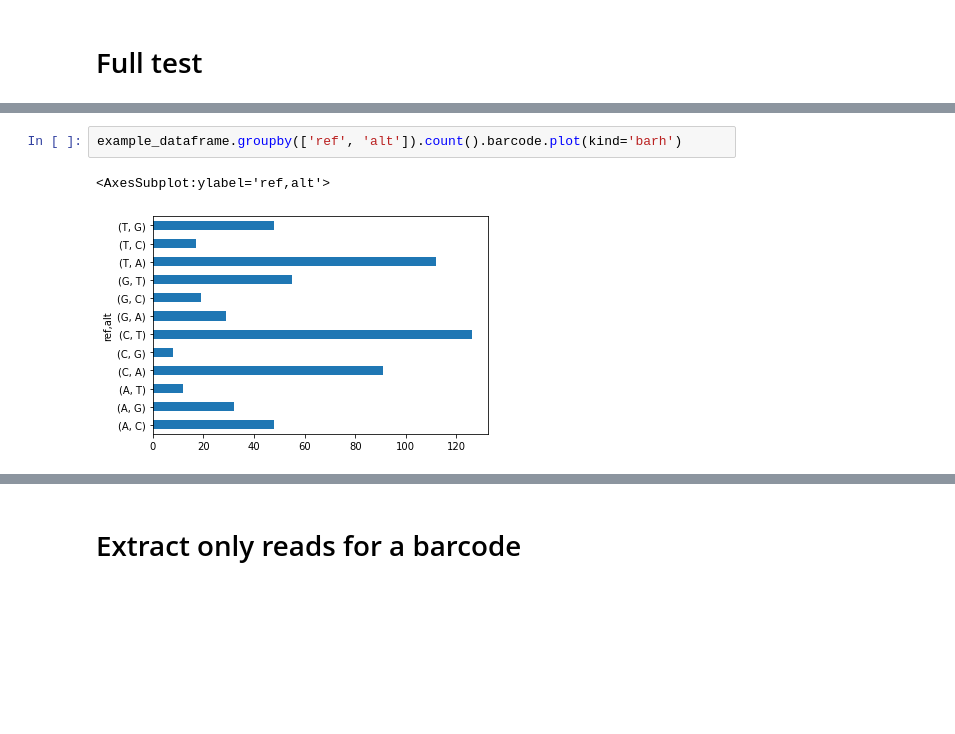
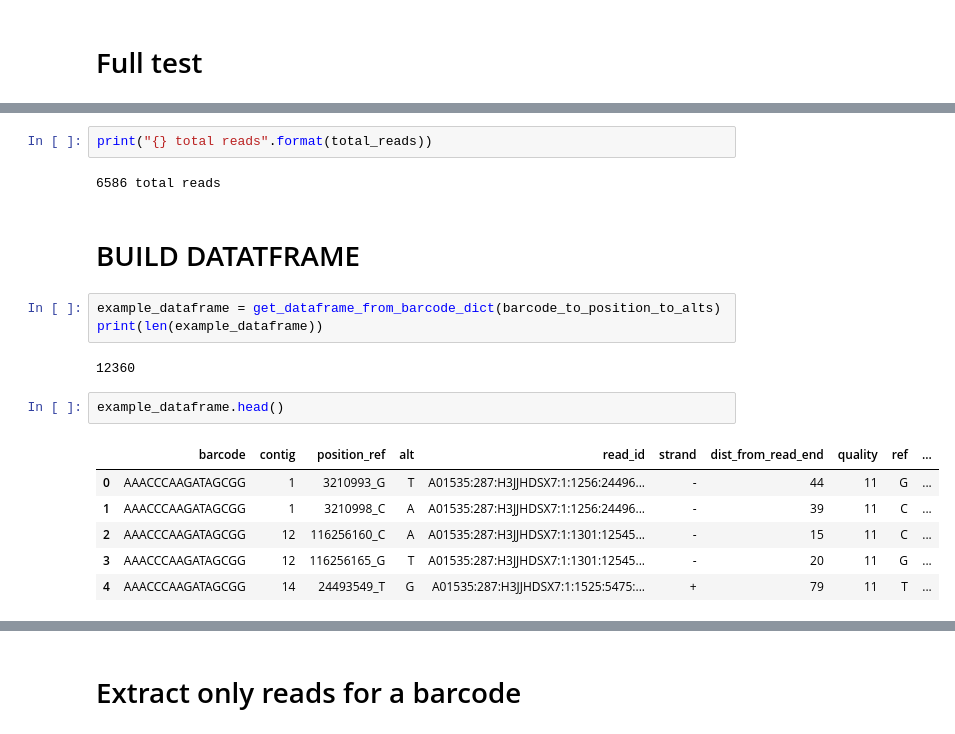
Before and after one commit to howardxu520/MARINE, a Jupyter notebook: scripts/check_against_pileup.ipynb, the cells around one changed output, grey strips where cells are left out. Drawn from its saved outputs; the diff is of its cells as text; blank space fills up the shorter version.

```diff
--- a/scripts/check_against_pileup.ipynb
+++ b/scripts/check_against_pileup.ipynb
@@ -100,5 +128,20 @@ Building dataframe
-# %%
-example_dataframe.groupby(['ref', 'alt']).count().barcode.plot(kind='barh')
-# %% [output]
-<AxesSubplot:ylabel='ref,alt'>
-[figure, removed]
+# %%
+print("{} total reads".format(total_reads))
+# %% [output]
+6586 total reads
+# %% [markdown]
+# BUILD DATATFRAME
+# %%
+example_dataframe = get_dataframe_from_barcode_dict(barcode_to_position_to_alts)
+print(len(example_dataframe))
+# %% [output]
+12360
+# %%
+example_dataframe.head()
+# %% [output]
+|  | barcode | contig | position_ref | alt | read_id | strand | dist_from_read_end | quality | ref | ... |
+| 0 | AAACCCAAGATAGCGG | 1 | 3210993_G | T | A01535:287:H3JJHDSX7:1:1256:24496... | - | 44 | 11 | G | ... |
+| 1 | AAACCCAAGATAGCGG | 1 | 3210998_C | A | A01535:287:H3JJHDSX7:1:1256:24496... | - | 39 | 11 | C | ... |
+| 2 | AAACCCAAGATAGCGG | 12 | 116256160_C | A | A01535:287:H3JJHDSX7:1:1301:12545... | - | 15 | 11 | C | ... |
+| 3 | AAACCCAAGATAGCGG | 12 | 116256165_G | T | A01535:287:H3JJHDSX7:1:1301:12545... | - | 20 | 11 | G | ... |
+| 4 | AAACCCAAGATAGCGG | 14 | 24493549_T | G | A01535:287:H3JJHDSX7:1:1525:5475:... | + | 79 | 11 | T | ... |
```
Also changed, not shown: parts of 16 cells of this notebook, 5 other files.
